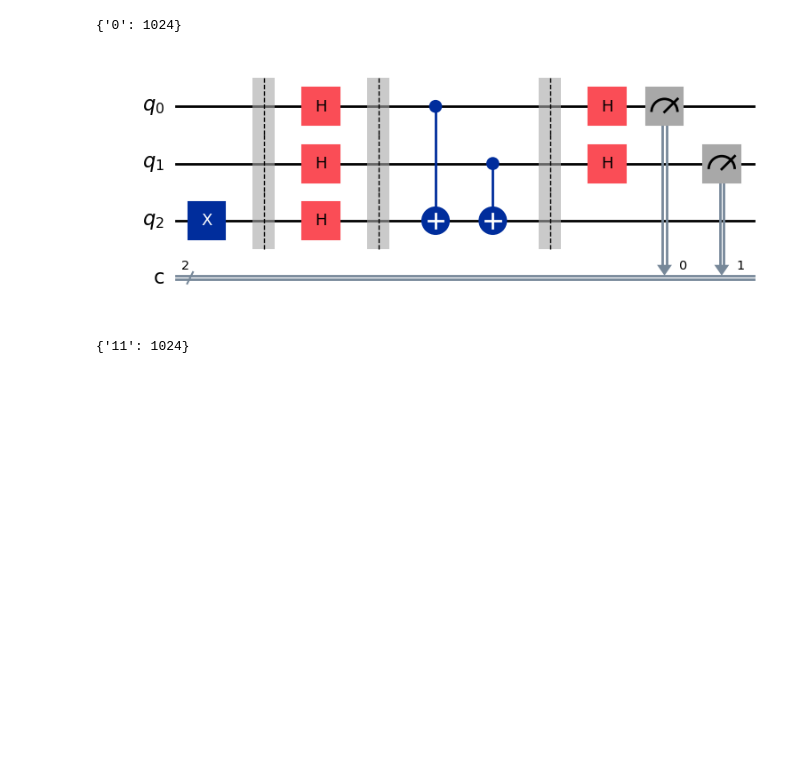
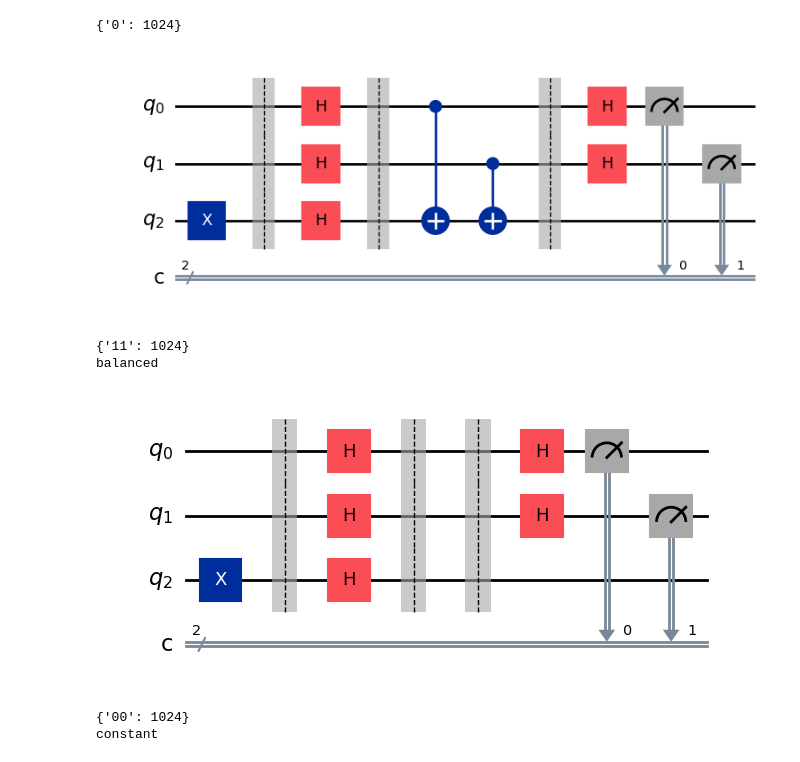
Before and after one commit to kacperpoluszejko/Quantum-Computing, a Jupyter notebook: Lab_2.ipynb, the cells around one changed output. Drawn from its saved outputs; the diff is of its cells as text; code cells hidden in the pictures; blank space fills up the shorter version.

```diff
--- a/Lab_2.ipynb
+++ b/Lab_2.ipynb
@@ -168,7 +168,7 @@ print(counts)
 [figure]
 {'0': 1024}
 # %%
-#Deutsh jozsa algorithm for 2-bit input
+#Deutsh jozsa algorithm for 2-bit input - EXCERCISE 2.2
 qc = QuantumCircuit(3, 2)
 qc.x(2)
 
@@ -198,6 +198,51 @@ result = job.result()
 counts = result.get_counts()
 
 print(counts)
+
+if counts.get("0", 0) > counts.get("1", 0):
+    print("constant")
+else:
+    print("balanced")
 # %% [output]
 [figure]
 {'11': 1024}
+balanced
+# %%
+#Deutsh jozsa algorithm for 2-bit input - EXCERCISE 2.3 - all zeros
+qc = QuantumCircuit(3, 2)
+qc.x(2)
+
+qc.barrier()
+qc.h(0)
+qc.h(1)
+qc.h(2)
+
+
+qc.barrier()
+
+qc.barrier()
+
+qc.h(0)
+qc.h(1)
+
+qc.measure(0,0)
+qc.measure(1,1)
+display(qc.draw('mpl'))
+
+sim = Aer.get_backend('aer_simulator')
+qc_compiled = transpile(qc, sim)
+job = sim.run(qc_compiled, shots=1024)
+
+result = job.result()
+counts = result.get_counts()
+
+print(counts)
+
+if counts.get("00", 0) > 0:
+    print("constant")
+else:
+    print("balanced")
+# %% [output]
+[figure, added]
+{'00': 1024}
+constant
```
Also changed, not shown: parts of 5 cells of this notebook.
